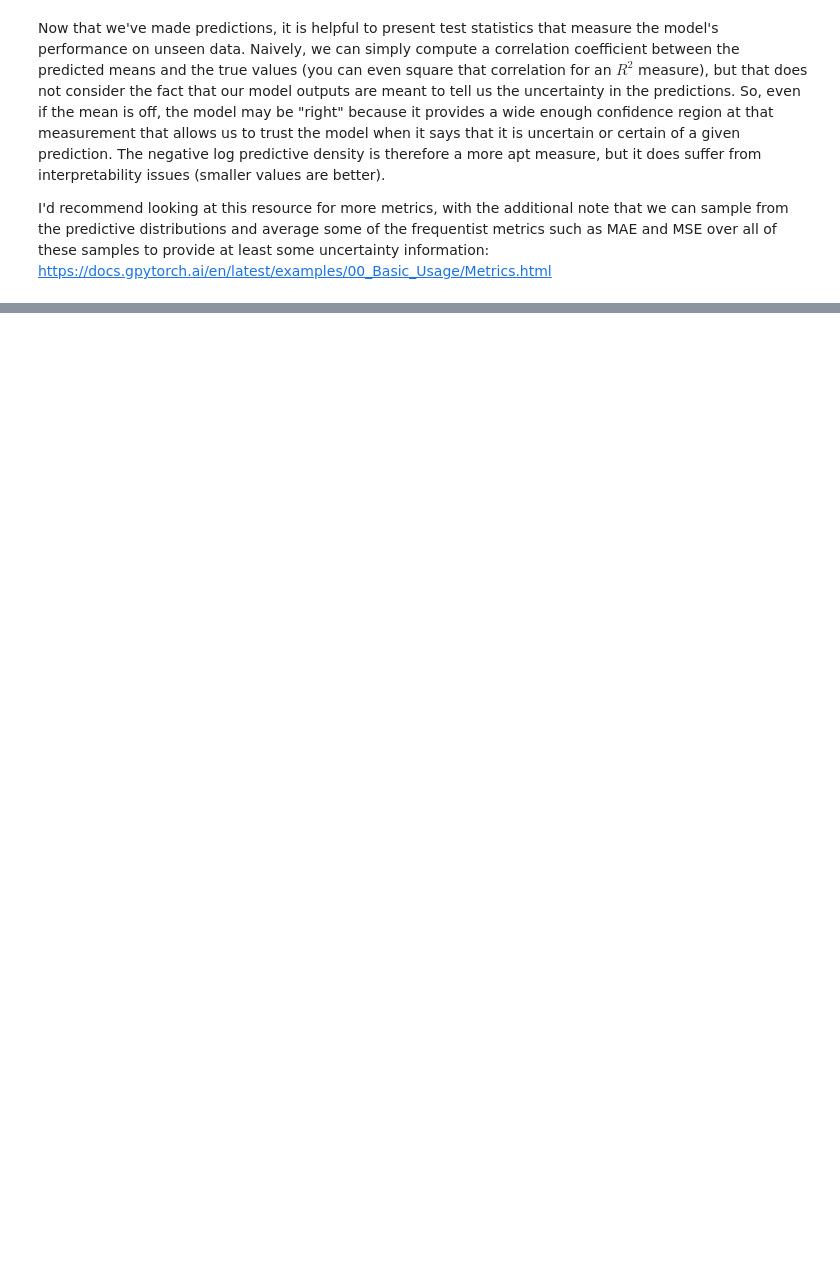
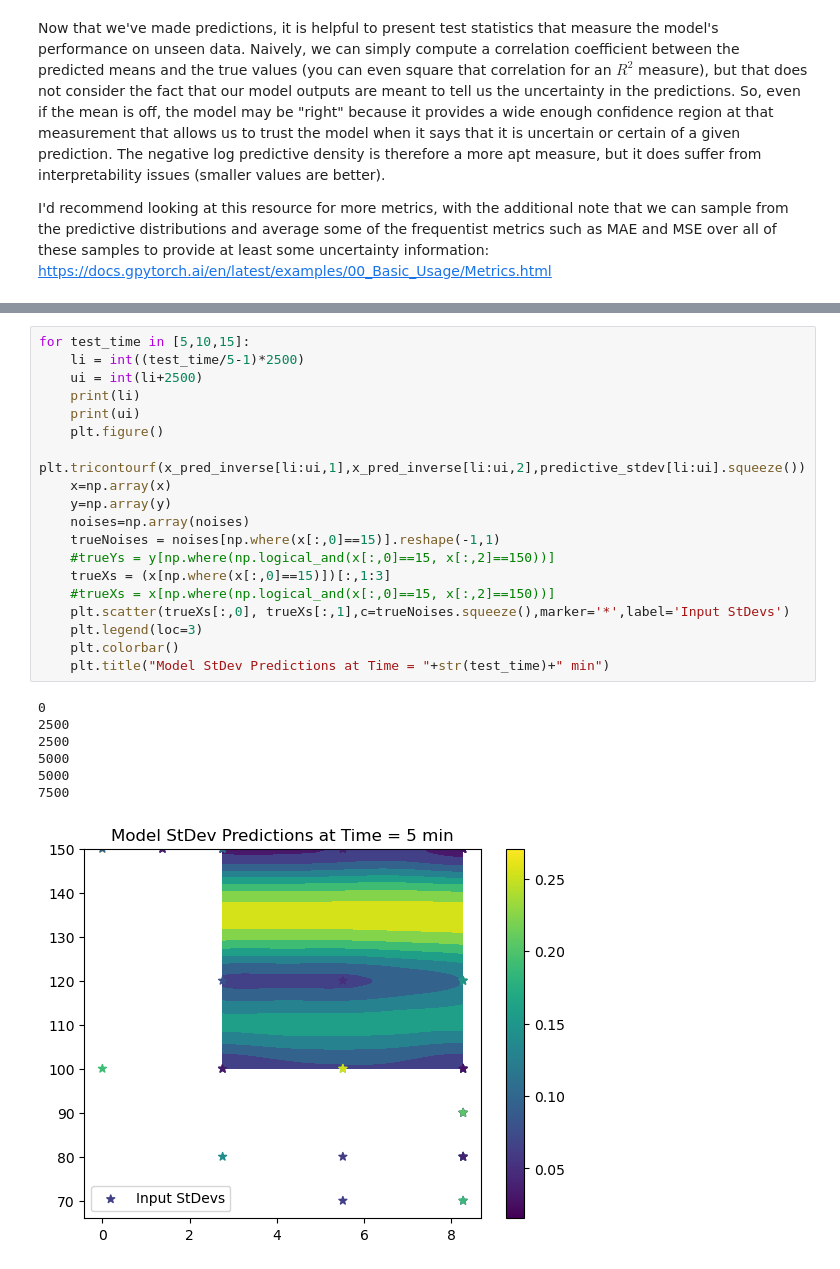
Before and after one commit to tcoonsUM/perovskite_modeling, a Jupyter notebook: tutorial-gpy_nb_int.ipynb, the cells around one changed output, grey strips where cells are left out. Drawn from its saved outputs; the diff is of its cells as text; blank space fills up the shorter version.

```diff
--- a/tutorial-gpy_nb_int.ipynb
+++ b/tutorial-gpy_nb_int.ipynb
@@ -308,0 +377,27 @@ plt.show()
+# %%
+for test_time in [5,10,15]:
+    li = int((test_time/5-1)*2500)
+    ui = int(li+2500)
+    print(li)
+    print(ui)
+    plt.figure()
+    plt.tricontourf(x_pred_inverse[li:ui,1],x_pred_inverse[li:ui,2],predictive_stdev[li:ui].squeeze())
+    x=np.array(x)
+    y=np.array(y)
+    noises=np.array(noises)
+    trueNoises = noises[np.where(x[:,0]==15)].reshape(-1,1)
+    #trueYs = y[np.where(np.logical_and(x[:,0]==15, x[:,2]==150))]
+    trueXs = (x[np.where(x[:,0]==15)])[:,1:3]
+    #trueXs = x[np.where(np.logical_and(x[:,0]==15, x[:,2]==150))]
+    plt.scatter(trueXs[:,0], trueXs[:,1],c=trueNoises.squeeze(),marker='*',label='Input StDevs')
+    plt.legend(loc=3)
+    plt.colorbar()
+    plt.title("Model StDev Predictions at Time = "+str(test_time)+" min")
+# %% [output]
+0
+2500
+2500
+5000
+5000
+7500
+[figure, added]
```
Also changed, not shown: parts of 13 cells of this notebook, 2 other files.
